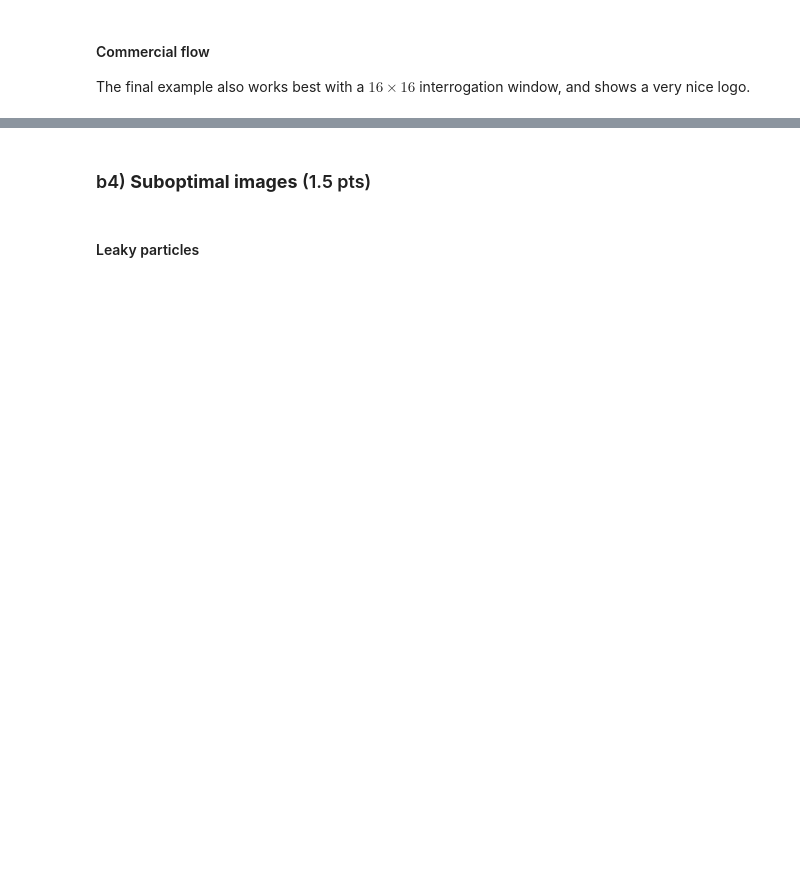
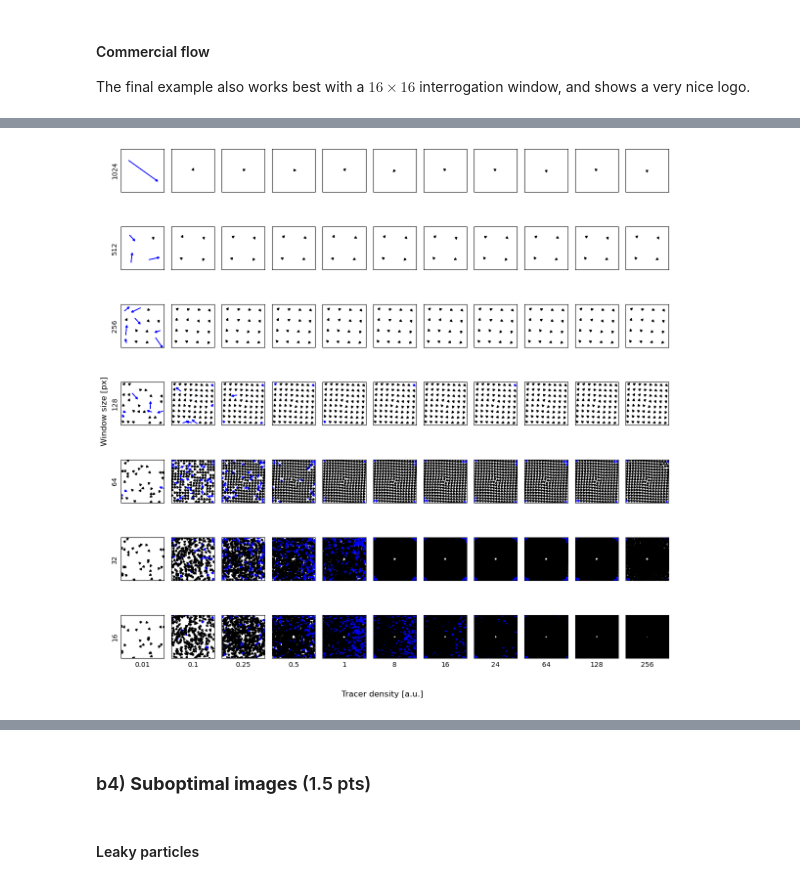
Before and after one commit to TFLVerouden/ETPoF, a Jupyter notebook: HW4/ETPoF_HW4.ipynb, the cells around one changed output, grey strips where cells are left out. Drawn from its saved outputs; the diff is of its cells as text; code cells hidden in the pictures; blank space fills up the shorter version.

```diff
--- a/HW4/ETPoF_HW4.ipynb
+++ b/HW4/ETPoF_HW4.ipynb
@@ -237,0 +194,73 @@ plt.show()
+# %%
+images_sets, set_names = piv.read_image_sets('PIVimages/tracerDensity/', grouping_ab=True)
+window_size_array = [1024, 512, 256, 128, 64, 32, 16]
+
+# Swap images 2 and 3
+images_sets[2], images_sets[3] = images_sets[3], images_sets[2]
+set_names[2], set_names[3] = set_names[3], set_names[2]
+# %%
+k_max = len(images_sets)
+l_max = len(window_size_array)
+
+fig, ax = plt.subplots(l_max, k_max, figsize=(12, 12))
+
+nan_count = np.empty([k_max, l_max])
+err_count = np.empty([k_max, l_max])
+
+for k in trange(k_max):
+    for l in range(l_max):
+        window_size = [window_size_array[l], window_size_array[l]]
+        displacements, coordinates = piv.simple_piv(images_sets[k], window_size, skip_errors=True)
+
+        # Count the number of nans in the displacements
+        nan_count[k, l] = np.sum(np.isnan(displacements))
+
+        # Count the number of errors
+        err_count[k, l] = np.sum(np.linalg.norm(displacements, axis=2) > 10)
+
+        # Plot the flow field window by window
+        for j in range(coordinates.shape[0]):
+            for i in range(coordinates.shape[1]):
+
+                    # Calculate the start and end of the arrow
+                    arrow_start = np.array(
+                            [coordinates[j, i][0] -
+                             0.5 * displacements[j, i][0],
+                             coordinates[j, i][1] -
+                             0.5 * displacements[j, i][1]])
+
+                    color = 'b' if np.linalg.norm(displacements[j, i]) > 10 else 'k'
+                    # Plot the arrow
+                    ax[l, k].arrow(arrow_start[1], arrow_start[0],
+                             displacements[j, i][1],
+                             displacements[j, i][0],
+                             width=1.5,
+                             head_width=50,
+                             head_length=50,
+                             fc=color, ec=color, lw=1)
+
+        # Aspect ratio should be 1
+        ax[l, k].set_aspect('equal')
+
+        # Set limits
+        ax[l, k].set_xlim([0, np.max(coordinates[:, :, 1]) + window_size[1] / 2])
+        ax[l, k].set_ylim([np.max(coordinates[:, :, 0] + window_size[0] / 2), 0])
+
+        # Remove ticks
+        ax[l, k].set_xticks([])
+        ax[l, k].set_yticks([])
+
+        # For top row, add window size
+        if l == l_max-1:
+            ax[l, k].set_xlabel(f'{set_names[k]}')
+
+        # For left column, add tracer density
+        if k == 0:
+            ax[l, k].set_ylabel(f'{window_size[0]}')
+
+fig.supxlabel('Tracer density [a.u.]')
+fig.supylabel('Window size [px]')
+plt.tight_layout()
+plt.show()
+# %% [output]
+[figure, added]
```
Also changed, not shown: parts of 22 cells of this notebook.
